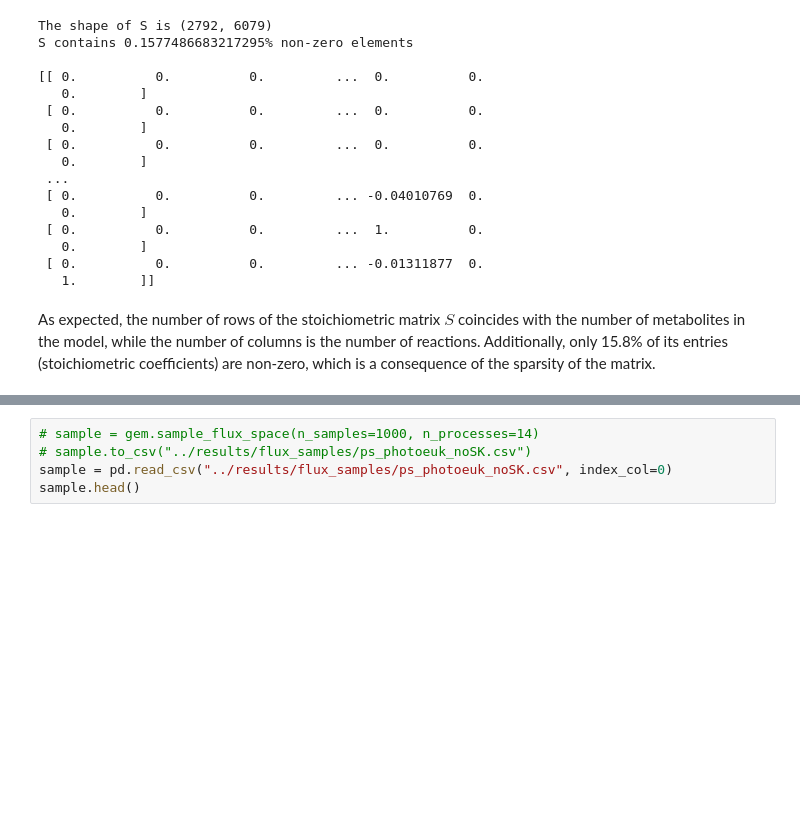
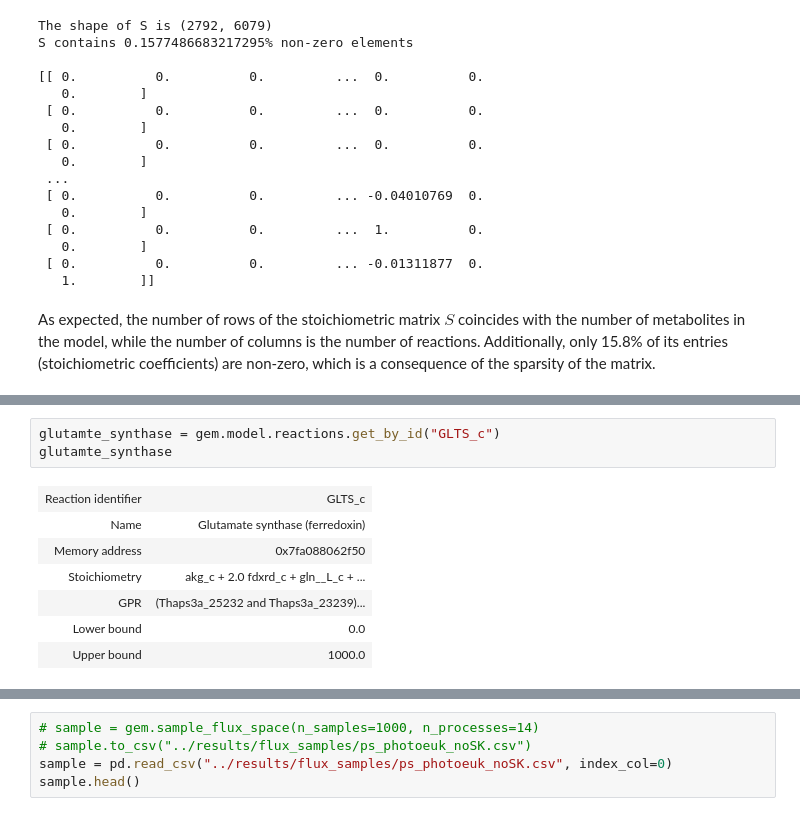
Before and after one commit to Robaina/Phycogem, a Jupyter notebook: docs/0_constraint_based_modeling.ipynb, the cells around one changed output, grey strips where cells are left out. Drawn from its saved outputs; the diff is of its cells as text; blank space fills up the shorter version.

```diff
--- a/docs/0_constraint_based_modeling.ipynb
+++ b/docs/0_constraint_based_modeling.ipynb
@@ -106,0 +110,11 @@ As expected, the number of rows of the stoichiometric matrix $S$ coincides with
+# %%
+glutamte_synthase = gem.model.reactions.get_by_id("GLTS_c")
+glutamte_synthase
+# %% [output]
+| Reaction identifier | GLTS_c |
+| Name | Glutamate synthase (ferredoxin) |
+| Memory address | 0x7fa088062f50 |
+| Stoichiometry | akg_c + 2.0 fdxrd_c + gln__L_c + ... |
+| GPR | (Thaps3a_25232 and Thaps3a_23239)... |
+| Lower bound | 0.0 |
+| Upper bound | 1000.0 |
```
Also changed, not shown: parts of 26 cells of this notebook, 2 other files.
